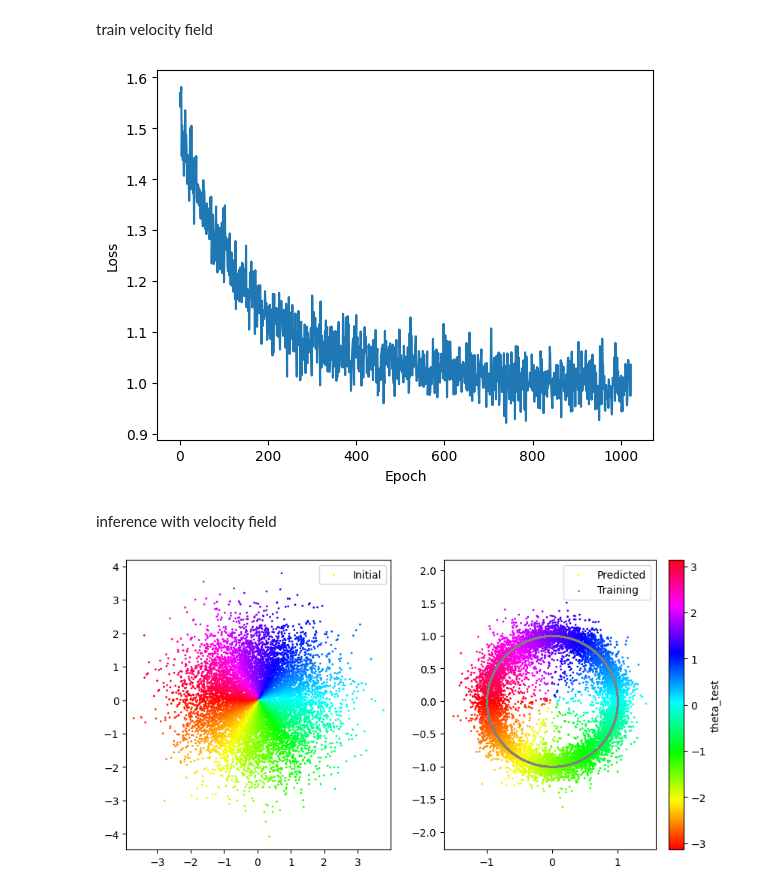
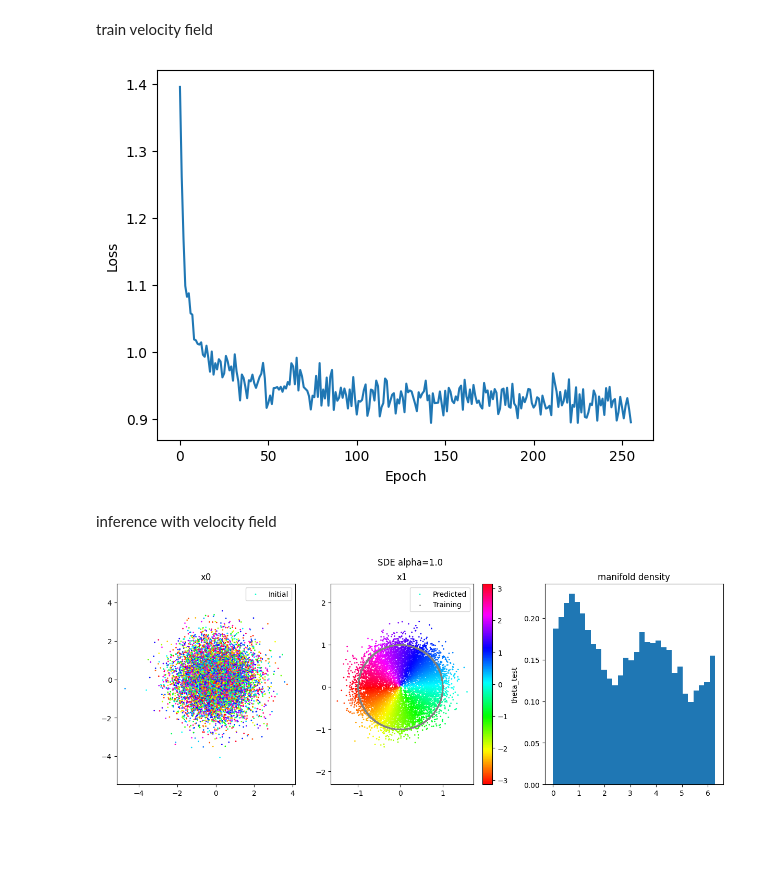
Before and after one commit to jc-bao/flow-playground, a Jupyter notebook: score_geometry.ipynb, the cells around one changed output. Saved outputs shown, nothing was run; the diff lists cells and outputs as text; code cells hidden in the pictures; blank space fills up the shorter version.

```diff
--- a/score_geometry.ipynb
+++ b/score_geometry.ipynb
@@ -30,11 +30,21 @@ Generate data from $x_0^2 + x_1^2 = 1$ manifold
 # %%
-num_train_samples = 1024
+num_train_samples = 4096
 batch_size = 512
 
-theta = torch.linspace(0, 2 * np.pi, num_train_samples, device=device)
+# sample theta from any distribution
+grid = np.linspace(0, 2 * np.pi, int(num_train_samples * 16))
+weights = np.sin(2.0 * grid) + 2.0
+indices = np.random.choice(grid, num_train_samples, p=weights / weights.sum())
+theta = torch.from_numpy(indices).float().to(device)
 x = torch.stack([torch.cos(theta), torch.sin(theta)], dim=-1)
 # normalize
 x1 = (x - x.mean(dim=0)) / x.std(dim=0)
 
 dataset = TensorDataset(x)
 dataloader = DataLoader(dataset, batch_size=batch_size, shuffle=True)
+
+# plot theta
+theta_np = theta.cpu().numpy()
+plt.figure()
+plt.hist(theta_np, bins=30, density=True)
+plt.show()
@@ -41,8 +53,8 @@ dataloader = DataLoader(dataset, batch_size=batch_size, shuffle=True)
 # %% [markdown]
 train velocity field
 # %%
-num_epochs = 1024
-model = MLP(x_dim=2, t_dim=1).to(device)
+num_epochs = 256
+model = MLP(x_dim=2, t_dim=1, hidden_dim=1024, num_layers=4).to(device)
 optimizer = torch.optim.Adam(model.parameters(), lr=1e-4)
 
 loss_history = []
@@ -68,37 +80,65 @@ plt.xlabel("Epoch")
 plt.ylabel("Loss")
 plt.show()
 # %% [output]
-[figure, old version]
+[figure, new version]
 # %% [markdown]
 inference with velocity field
 # %%
+alpha = 1.0 # alpha parameter in paper
 num_test_samples = 10000
 num_integration_steps = 100
 x0 = torch.randn((num_test_samples, 2), device=device)
 ts = np.linspace(0, 1, num_integration_steps+1)
 
 xt = x0
 for i in range(num_integration_steps):
     s = ts[i]
     t = ts[i+1]
     s_tensor = torch.full((num_test_samples, 1), s, device=device)
     with torch.no_grad():
         vel_pred = model(xt, s_tensor)
-    xt = xt + vel_pred * (t - s) #* ((1 - s) ** 2)
+    # ode integrator
+    # xt = xt + vel_pred * (t - s) #* ((1 - s) ** 2)
+    # sde integrator
+    # xs = xt
+    # dt = t - s
+    # score = (s * vel_pred  - xs) / (1 - s)
+    # w = 1 - s
+    # dw = np.sqrt(dt) * torch.randn_like(xt, device=device)
+    # scale_factor = ((1 - s)) ** alpha
+    # xt = xs + vel_pred * dt + 0.5 * w * score * scale_factor * dt + np.sqrt(w) * dw
+    # sde explosive integrator
+    xs = xt
+    dt = t - s
+    score = (s * vel_pred  - xs) / (1 - s)
+    w = 1 - s
+    dw = np.sqrt(dt) * torch.randn_like(xt, device=device)
+    sigma_sq = (1 - s) / t
+    scale_factor = sigma_sq ** alpha
+    score_adjested = vel_pred + 0.5 * w * score
+    xt = xs + score_adjested * scale_factor * dt + np.sqrt(w) * dw
+
 x0_test = x0.cpu().numpy()
 x1_test = xt.cpu().numpy()
 x1_train = x.cpu().numpy()
 
 theta_test = np.arctan2(x1_test[:, 1], x1_test[:, 0])
-fig, axs = plt.subplots(1, 2, figsize=(10, 5))
+fig, axs = plt.subplots(1, 3, figsize=(15, 5))
 sc0 = axs[0].scatter(x0_test[:, 0], x0_test[:, 1], c=theta_test, cmap="hsv", s=1, label="Initial")
 sc1 = axs[1].scatter(x1_test[:, 0], x1_test[:, 1], c=theta_test, cmap="hsv", s=1, label="Predicted")
+# fig.suptitle("ODE integrator")
+fig.suptitle("SDE alpha=1.0")
 axs[1].scatter(x1_train[:, 0], x1_train[:, 1], s=1, color='gray', label="Training")
 axs[0].legend()
 axs[1].legend()
 axs[0].axis("equal")
 axs[1].axis("equal")
+# plot theta histogram for test data
+axs[2].hist(theta_test % (2 * np.pi), bins=30, density=True)
+axs[0].set_title("x0")
+axs[1].set_title("x1")
+axs[2].set_title("manifold density")
 plt.colorbar(sc1, ax=axs[1], label="theta_test")
 plt.show()
 # %% [output]
-[figure, old version]
+[figure, new version]
```
Also changed, not shown: parts of 2 cells of this notebook.
